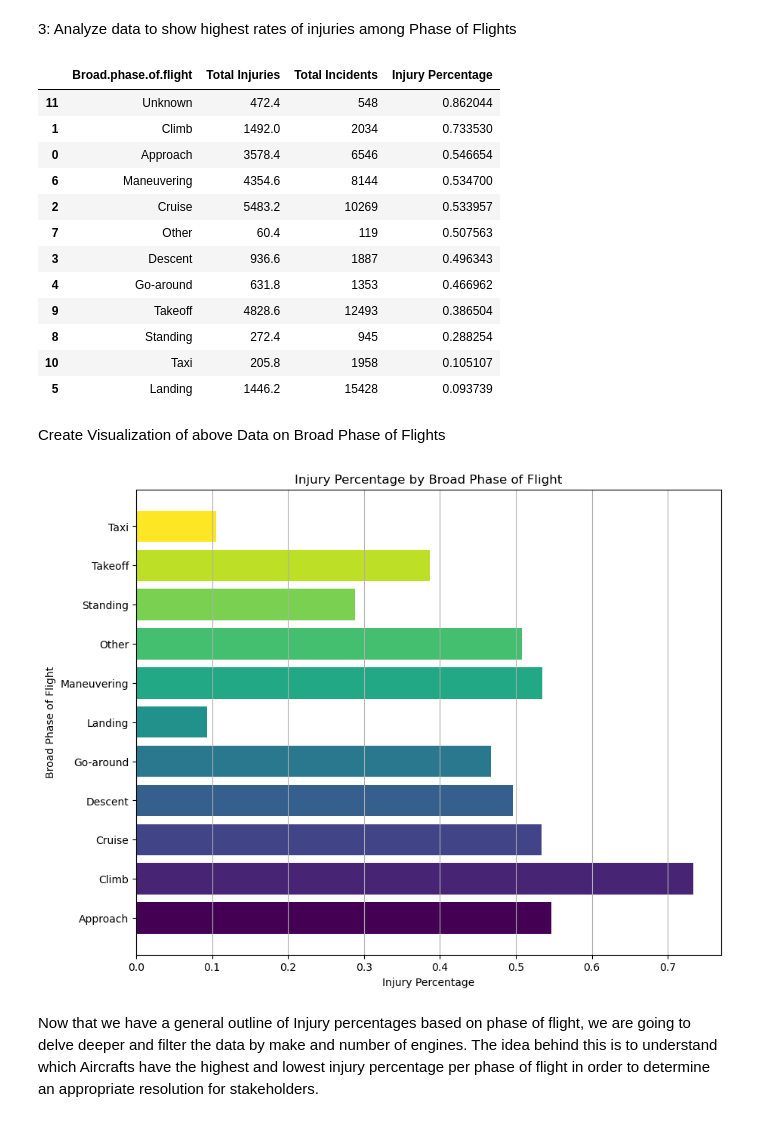
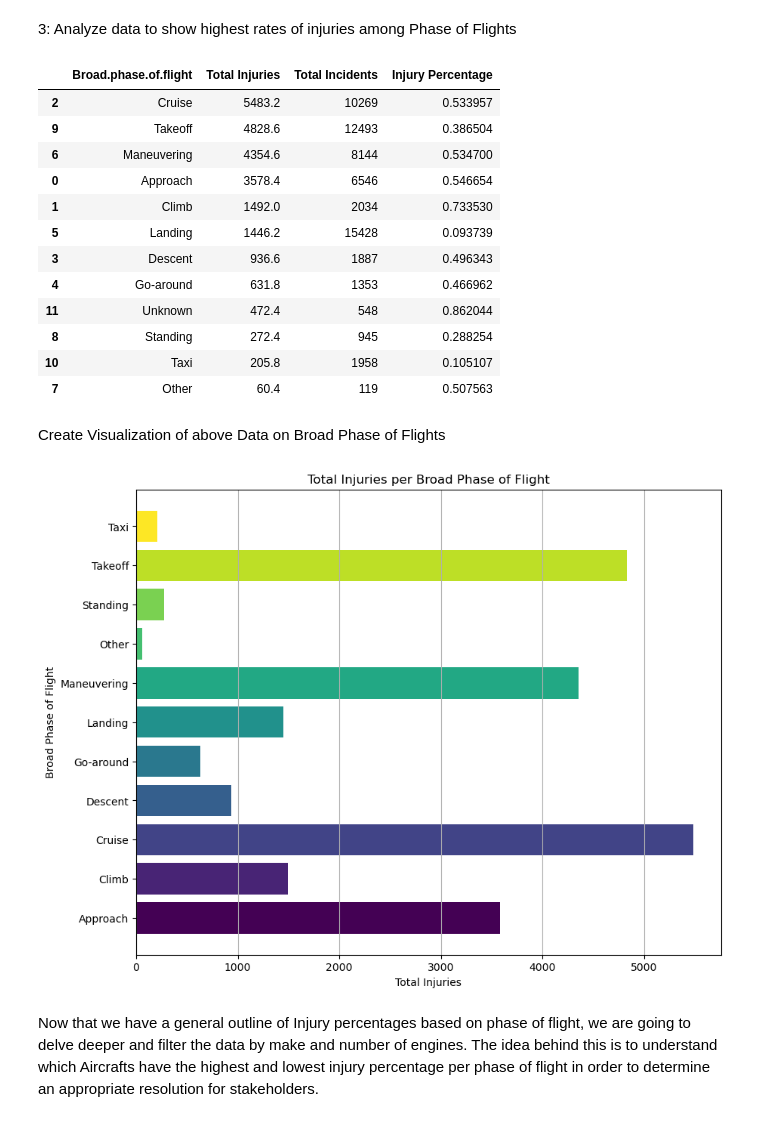
Before and after one commit to nealiyer88/Aviation-Data, a Jupyter notebook: student.ipynb, the cells around one changed output. Cells and saved outputs as stored; diff of their text form; code cells hidden in the pictures.

```diff
--- a/student.ipynb
+++ b/student.ipynb
@@ -404,44 +404,44 @@ num_phase.columns = ['Broad.phase.of.flight', 'Total Injuries', 'Total Incidents
 # Calculate Injury Percentage
 num_phase['Injury Percentage'] = num_phase['Total Injuries'] / num_phase['Total Incidents']
 
-num_phase.sort_values(by='Injury Percentage', ascending=False)
+num_phase.sort_values(by='Total Injuries', ascending=False)
 # %% [output]
 |  | Broad.phase.of.flight | Total Injuries | Total Incidents | Injury Percentage |
-| 11 | Unknown | 472.4 | 548 | 0.862044 |
+| 2 | Cruise | 5483.2 | 10269 | 0.533957 |
+| 9 | Takeoff | 4828.6 | 12493 | 0.386504 |
+| 6 | Maneuvering | 4354.6 | 8144 | 0.534700 |
+| 0 | Approach | 3578.4 | 6546 | 0.546654 |
 | 1 | Climb | 1492.0 | 2034 | 0.733530 |
-| 0 | Approach | 3578.4 | 6546 | 0.546654 |
-| 6 | Maneuvering | 4354.6 | 8144 | 0.534700 |
-| 2 | Cruise | 5483.2 | 10269 | 0.533957 |
-| 7 | Other | 60.4 | 119 | 0.507563 |
+| 5 | Landing | 1446.2 | 15428 | 0.093739 |
 | 3 | Descent | 936.6 | 1887 | 0.496343 |
 | 4 | Go-around | 631.8 | 1353 | 0.466962 |
-| 9 | Takeoff | 4828.6 | 12493 | 0.386504 |
+| 11 | Unknown | 472.4 | 548 | 0.862044 |
 | 8 | Standing | 272.4 | 945 | 0.288254 |
 | 10 | Taxi | 205.8 | 1958 | 0.105107 |
-| 5 | Landing | 1446.2 | 15428 | 0.093739 |
+| 7 | Other | 60.4 | 119 | 0.507563 |
 # %% [markdown]
 Create Visualization of above Data on Broad Phase of Flights
 # %%
 import numpy as np
 
 filtered_num_phase = num_phase[num_phase['Broad.phase.of.flight'] != 'Unknown']
 
 # Color
 num_colors = len(filtered_num_phase['Broad.phase.of.flight'])
 colors = plt.cm.viridis(np.linspace(0, 1, num_colors))
 
 # Plotting
 plt.figure(figsize=(10, 8))
-bar = plt.barh(filtered_num_phase['Broad.phase.of.flight'], filtered_num_phase['Injury Percentage'], color=colors)
-plt.xlabel('Injury Percentage')
+bar = plt.barh(filtered_num_phase['Broad.phase.of.flight'], filtered_num_phase['Total Injuries'], color=colors)
+plt.xlabel('Total Injuries')
 plt.ylabel('Broad Phase of Flight')
-plt.title('Injury Percentage by Broad Phase of Flight')
+plt.title('Total Injuries per Broad Phase of Flight')
 plt.grid(axis='x')
 
 # Show
 plt.show()
 # %% [output]
-[figure, old version]
+[figure, new version]
 # %% [markdown]
 Now that we have a general outline of Injury percentages based on phase of flight, we are going to delve deeper and filter the data by make and number of engines.  The idea behind this is to understand which Aircrafts have the highest and lowest injury percentage per phase of flight in order to determine an appropriate resolution for stakeholders.
 # %%
```
Also changed, not shown: parts of 2 cells of this notebook.
